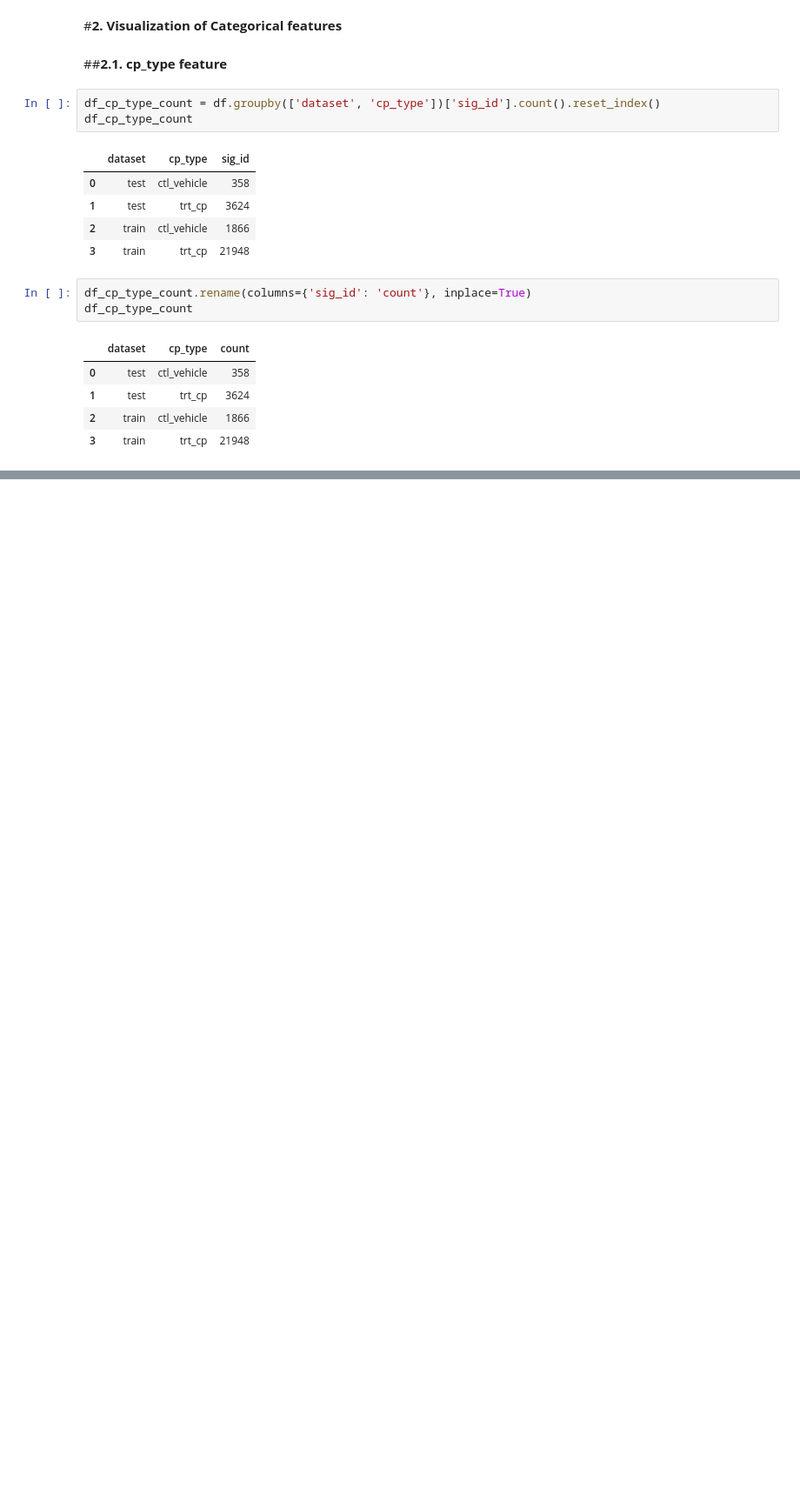
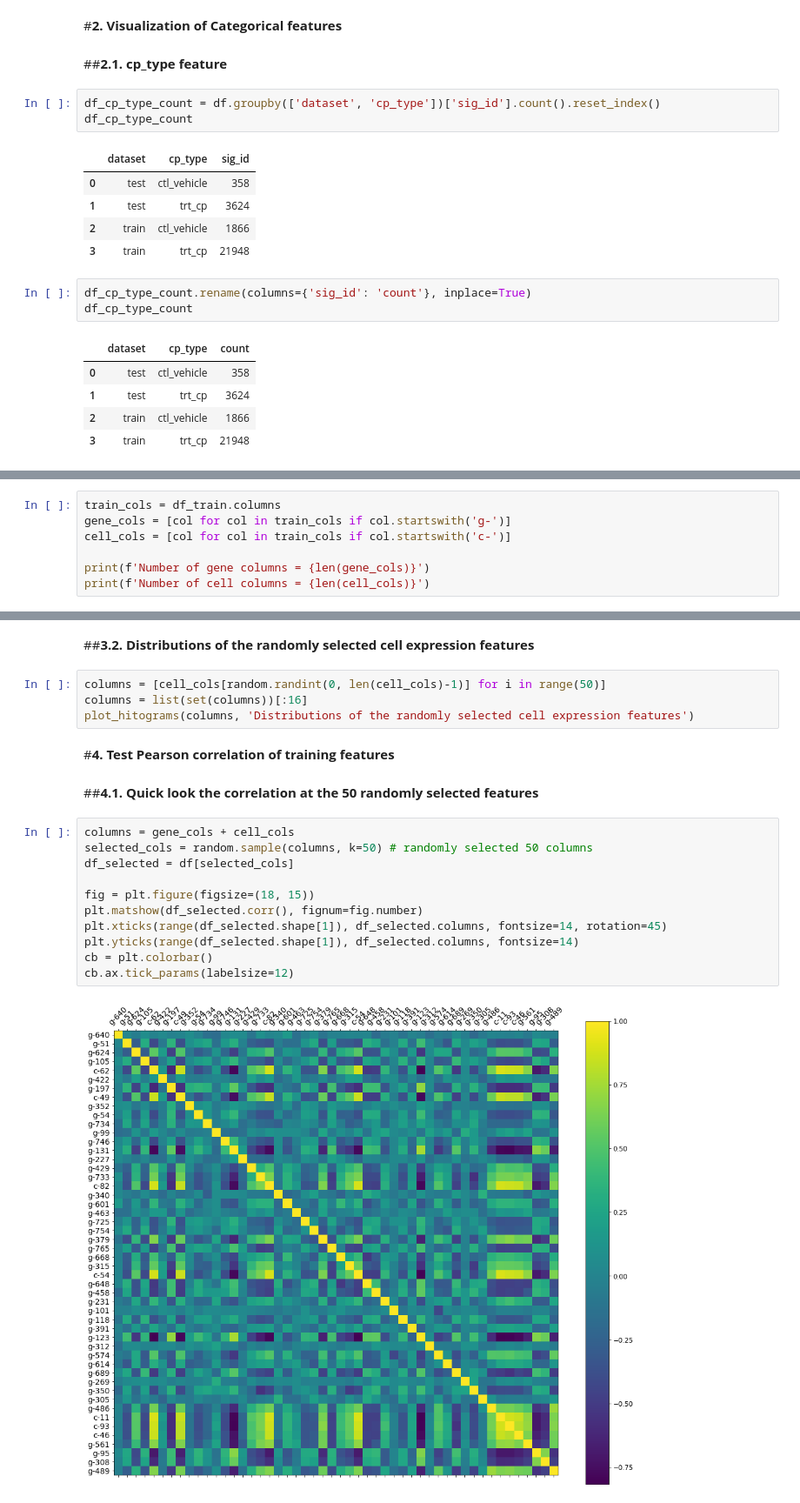
Before and after one commit to tuantla80/Mechanisms-of-Action-Prediction, a Jupyter notebook: MoA_Prediction_EDA_(Exploratory_Data_Analysis).ipynb, the cells around one changed output, grey strips where cells are left out. Shown at 87% size. Drawn from its saved outputs; the diff is of its cells as text; blank space fills up the shorter version.

```diff
--- a/MoA_Prediction_EDA_(Exploratory_Data_Analysis).ipynb
+++ b/MoA_Prediction_EDA_(Exploratory_Data_Analysis).ipynb
@@ -163,0 +265,7 @@ fig.show("svg")
+# %%
+train_cols = df_train.columns
+gene_cols = [col for col in train_cols if col.startswith('g-')]
+cell_cols = [col for col in train_cols if col.startswith('c-')]
+
+print(f'Number of gene columns = {len(gene_cols)}')
+print(f'Number of cell columns = {len(cell_cols)}')
@@ -163,0 +294,23 @@ fig.show("svg")
+# %% [markdown]
+##**3.2. Distributions of the randomly selected cell expression features**
+# %%
+columns = [cell_cols[random.randint(0, len(cell_cols)-1)] for i in range(50)]
+columns = list(set(columns))[:16]
+plot_hitograms(columns, 'Distributions of the randomly selected cell expression features')
+# %% [markdown]
+#**4. Test Pearson correlation of training features**
+# %% [markdown]
+##**4.1. Quick look the correlation at the 50 randomly selected features**
+# %%
+columns = gene_cols + cell_cols
+selected_cols = random.sample(columns, k=50) # randomly selected 50 columns
+df_selected = df[selected_cols]
+
+fig = plt.figure(figsize=(18, 15))
+plt.matshow(df_selected.corr(), fignum=fig.number)
+plt.xticks(range(df_selected.shape[1]), df_selected.columns, fontsize=14, rotation=45)
+plt.yticks(range(df_selected.shape[1]), df_selected.columns, fontsize=14)
+cb = plt.colorbar()
+cb.ax.tick_params(labelsize=12)
+# %% [output]
+[figure, added]
```
Also changed, not shown: parts of 42 cells of this notebook.
